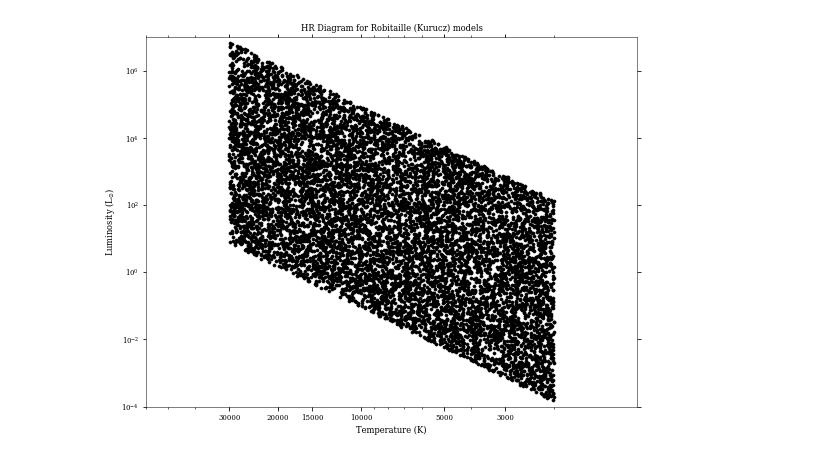
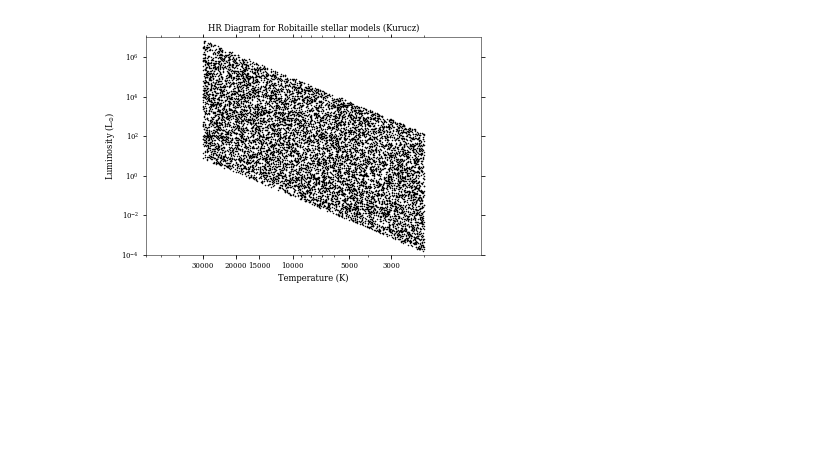
Before and after one commit to mpound/YSOproject, a Jupyter notebook: SEDReader.ipynb, the cells around one changed output. Saved outputs shown, nothing was run; the diff lists cells and outputs as text; code cells hidden in the pictures; blank space fills up the shorter version.

```diff
--- a/SEDReader.ipynb
+++ b/SEDReader.ipynb
@@ -26,6 +31,9 @@ t['star.Lsun'] = t['star.luminosity']/L_sun
 t['star.luminosity'].unit = 'W'
 t['star.luminosity'].format='4.3E'
 t['star.radius'].format='4.3E'
+t['star.R'].format='4.3E'
+t['star.R'].unit='m'
 t['star.Lsun'].unit='Lsun'
 t['star.Lsun'].format='5.3f'
 t['star.Lsun'].format='5.3f'
+t[:10]
@@ -36,38 +55,20 @@ t.show_in_notebook(display_length=15)
 # %%
-%matplotlib inline
-plt.rcParams['figure.figsize'] = [8.8,6.8]
-import matplotlib.ticker
-plt.scatter((t['star.temperature']),(t['star.Lsun']),c='k',s=10)
+# plot temperature vs luminosity
+plt.scatter((t['star.temperature']),(t['star.Lsun']),c='k',s=1)
 plt.xlim(1000,60000)
 plt.ylim(1E-4,1E7)
 plt.xlabel("Temperature (K)")
 plt.ylabel("Luminosity (L$_{\odot}$)")
 ax = plt.gca()
 ax.invert_xaxis()
-#plt.text(30000,175,"O",horizontalalignment='center',color=getcolor("O"),weight='bold')
-#plt.text(20000,175,"B",horizontalalignment='center',color=getcolor("B"),weight='bold')
-#plt.text(10000,175,"A",horizontalalignment='center',color=getcolor("A"),weight='bold')
-#plt.text(7500,175,"F",horizontalalignment='center',color=getcolor("F"),weight='bold')#,backgroundcolor='gray')
-#plt.text(5500,175,"G",horizontalalignment='center',color=getcolor("G"),weight='bold')
-#plt.text(4000,175,"K",horizontalalignment='center',color=getcolor("K"),weight='bold')
-#plt.text(3000,175,"M",horizontalalignment='center',color=getcolor("M"),weight='bold')
-#plt.text(15000,0.1,"WD",horizontalalignment='center',color=getcolor("DA"),weight='bold')
-
 ax.set_yscale('log')
 ax.set_xscale('log')
 ax.set_xticks([3000,5000,10000,15000,20000,30000])
 ax.tick_params(bottom=True,top=True,left=True,right=True)
 ax.tick_params(top=True, which="minor",axis="x")
 ax.tick_params(right=True, which="minor",axis="y")
-
 ax.get_xaxis().set_major_formatter(ScalarFormatter())
-#ax.get_xaxis().set_minor_formatter(ScalarFormatter())
-#u = list(set(classes))
-plt.title('HR Diagram for Robitaille (Kurucz) models' )
-
-#patches = [plt.plot([],[],marker=z,ls="",color='black',label=lu[z])[0] for z in u]
-#plt.legend(handles=patches,loc='best',numpoints=1,ncol=1, bbox_to_anchor=(.9,0.65),framealpha=1)
-#print(len(u),len(lu))
+plt.title('HR Diagram for Robitaille stellar models (Kurucz)' )
 plt.savefig("Robitaille_HRdiagram.pdf")
 # %% [output]
-[figure, old version]
+[figure, new version]
```
Also changed, not shown: parts of 11 cells of this notebook.
